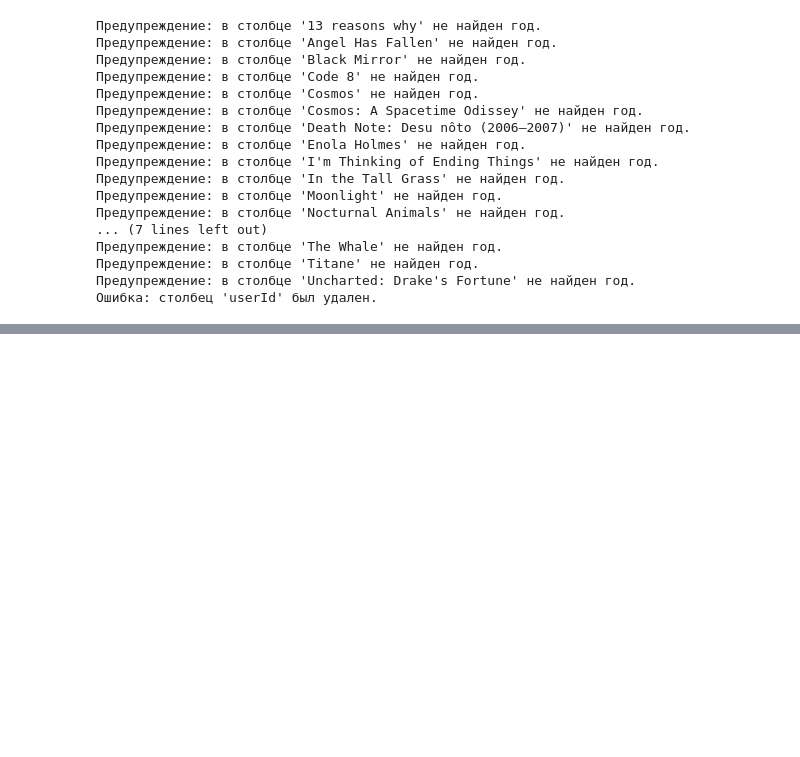
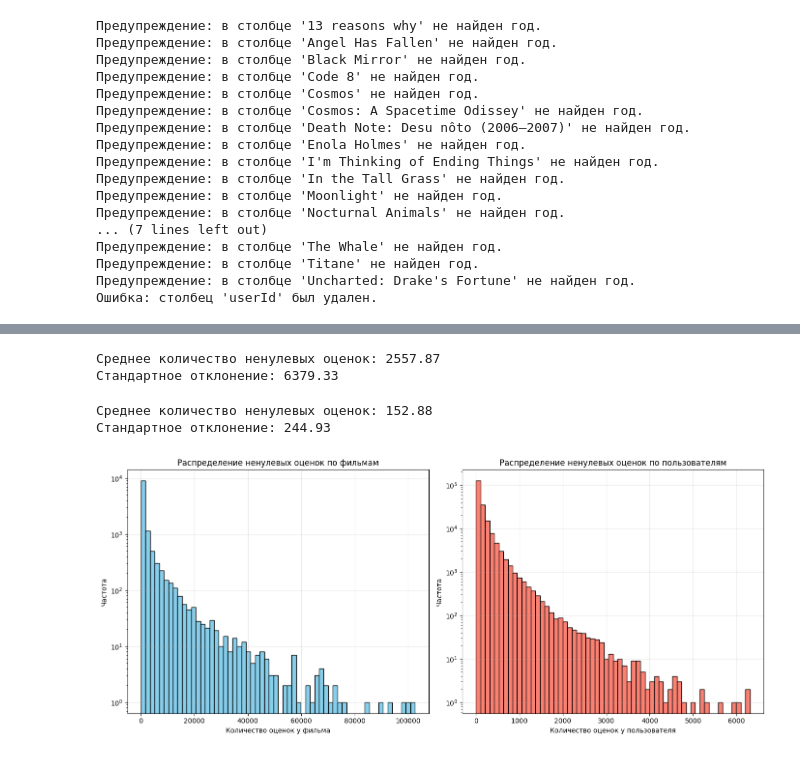
Before and after one commit to TreShk0/cur_movie_recommendation, a Jupyter notebook: dataset.ipynb, the cells around one changed output, grey strips where cells are left out. Cells and saved outputs as stored; diff of their text form; code cells hidden in the pictures; blank space fills up the shorter version.

```diff
--- a/dataset.ipynb
+++ b/dataset.ipynb
@@ -179,3 +180,62 @@ user_item_matrix.head(20)
+# %%
+# Вычисляем среднее и стандартное отклонение
+non_zero_counts_films = user_item_matrix.astype(bool).sum(axis=0)
+mean_non_zero = non_zero_counts_films.mean()
+std_non_zero = non_zero_counts_films.std(ddof=0)  # Для генеральной совокупности (ddof=0)
+
+print(f"Среднее количество ненулевых оценок: {mean_non_zero:.2f}")
+print(f"Стандартное отклонение: {std_non_zero:.2f}")
+# %% [output]
+Среднее количество ненулевых оценок: 2557.87
+Стандартное отклонение: 6379.33
+# %%
+# Вычисляем среднее и стандартное отклонение
+non_zero_counts_users = user_item_matrix.astype(bool).sum(axis=1)
+mean_non_zero = non_zero_counts_users.mean()
+std_non_zero = non_zero_counts_users.std(ddof=0)  # Для генеральной совокупности (ddof=0)
+
+print(f"Среднее количество ненулевых оценок: {mean_non_zero:.2f}")
+print(f"Стандартное отклонение: {std_non_zero:.2f}")
+# %% [output]
+Среднее количество ненулевых оценок: 152.88
+Стандартное отклонение: 244.93
+# %%
+import matplotlib.pyplot as plt
+import pandas as pd
+
+# Создаем фигуру с двумя подграфиками
+plt.figure(figsize=(14, 6))
+
+# Гистограмма для фильмов (столбцов)
+plt.subplot(1, 2, 1)
+non_zero_movies = user_item_matrix.iloc[:, :].astype(bool).sum()  # Ненулевые оценки по фильмам
+plt.hist(non_zero_movies,
+         bins=60,
+         color='skyblue',
+         edgecolor='black')
+plt.title('Распределение ненулевых оценок по фильмам')
+plt.xlabel('Количество оценок у фильма')
+plt.ylabel('Частота')
+plt.yscale('log')
+plt.grid(alpha=0.3)
+
+# Гистограмма для пользователей (строк)
+plt.subplot(1, 2, 2)
+non_zero_users = user_item_matrix.iloc[:, :].astype(bool).sum(axis=1)  # Ненулевые оценки по пользователям
+plt.hist(non_zero_users,
+         bins=60,
+         color='salmon',
+         edgecolor='black')
+plt.title('Распределение ненулевых оценок по пользователям')
+plt.xlabel('Количество оценок у пользователя')
+plt.ylabel('Частота')
+plt.yscale('log')
+plt.grid(alpha=0.3)
+
+plt.tight_layout()
+plt.show()
+# %% [output]
+[figure, added]
 # %%
 user_item_matrix.to_csv('UI_data_2.csv')
 # %%
```
Also changed, not shown: parts of 4 cells of this notebook, 3 other files.
